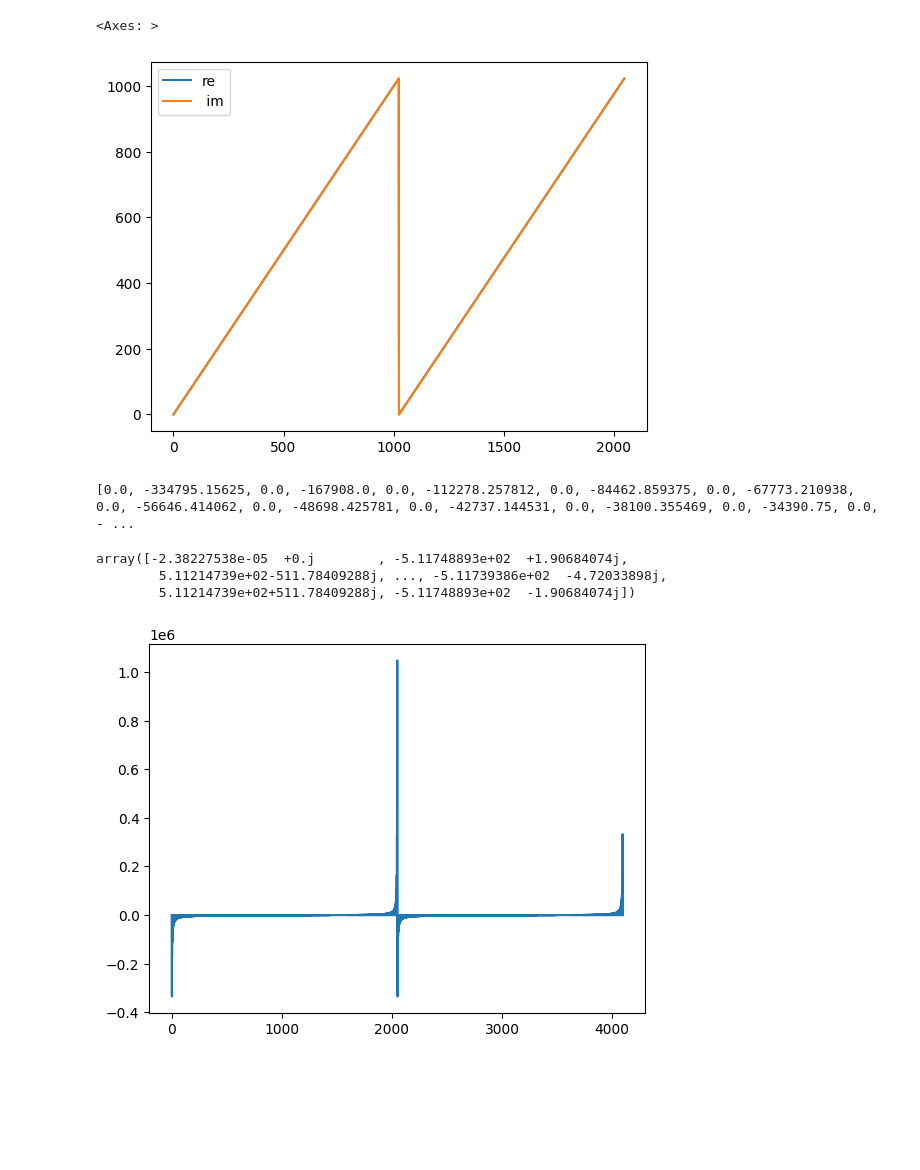
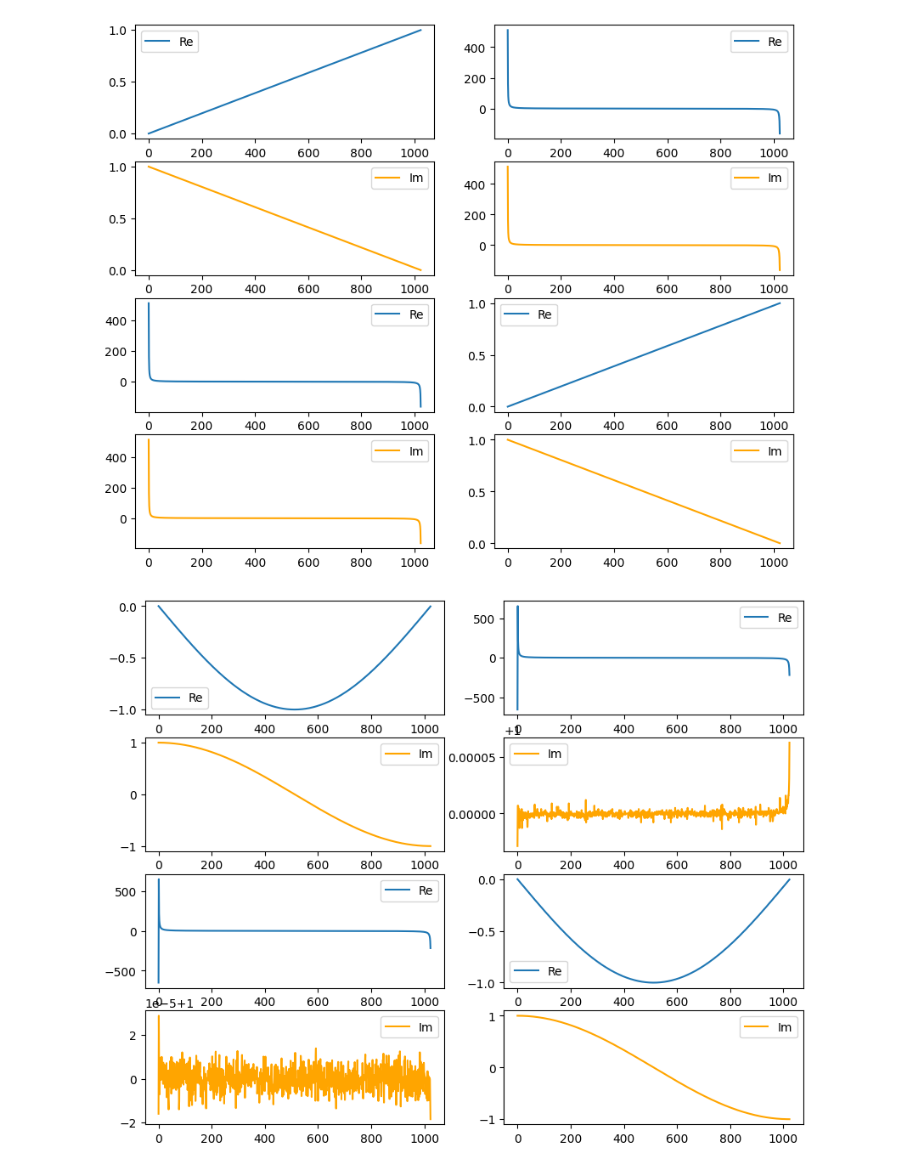
Before and after one commit to ficnawode/fft-in-place, a Jupyter notebook: plot.ipynb, the cells around one changed output. Saved outputs shown, nothing was run; the diff lists cells and outputs as text; code cells hidden in the pictures; blank space fills up the shorter version.

```diff
--- a/plot.ipynb
+++ b/plot.ipynb
@@ -21,25 +6,46 @@ df_x.plot()
-# %%
-
-df_original = pd.read_csv("x_original.csv")
-df_original.head()
-df_original.plot()
-# %% [output]
-<Axes: >
-[figure, removed]
-# %%
-
-buffer = df_x[" im"].tolist()
-buffer.reverse()
-buffer += df_x["re"].tolist()
-# .append(list(df_x["re"]))
-print(buffer)
-plt.plot([i for i in range(len(buffer))], buffer)
-plt.plot()
-res = fft.ifft(buffer)
-plt.plot([i for i in range(len(res))], res)
-# %% [output]
-[0.0, -334795.15625, 0.0, -167908.0, 0.0, -112278.257812, 0.0, -84462.859375, 0.0, -67773.210938, 0.0, -56646.414062, 0.0, -48698.425781, 0.0, -42737.144531, 0.0, -38100.355469, 0.0, -34390.75, 0.0, - ...
-array([-2.38227538e-05  +0.j        , -5.11748893e+02  +1.90684074j,
-        5.11214739e+02-511.78409288j, ..., -5.11739386e+02  -4.72033898j,
-        5.11214739e+02+511.78409288j, -5.11748893e+02  -1.90684074j])
-[figure, removed]
+# %%
+def indices(arr: list)->list:
+    return [i for i in range(len(arr))]
+
+def analyze_fft(name: str, save = False):
+    fft = pd.read_csv(name + '.csv')
+    wf = pd.read_csv(name + '_original.csv')
+
+    f, axs = plt.subplots(4, 2, figsize=(10,8))
+
+    axs[0,0].plot(indices(wf['re']), wf['re'], label='Re')
+    axs[0,0].legend()
+    axs[1,0].plot(indices(wf['im']), wf['im'], label='Im', color="orange")
+    axs[1,0].legend()
+
+    axs[0, 1].plot(indices(fft['re']), fft['re'], label='Re')
+    axs[0,1].legend()
+    axs[1, 1].plot(indices(fft['im']), fft['im'], label='Im', color="orange")
+    axs[1,1].legend()
+
+    np_fft = np.fft.fft(wf['re'] + 1j*wf['im'])
+    axs[2, 0].plot(indices(np_fft), [e.real for e in np_fft], label='Re')
+    axs[2,0].legend()
+    axs[3, 0].plot(indices(np_fft), [e.imag for e in np_fft], label='Im', color="orange")
+    axs[3,0].legend()
+
+    np_ifft = np.fft.ifft(fft['re'] + 1j*fft['im'])
+    axs[2,1].plot(indices(np_ifft), [e.real for e in np_ifft], label='Re')
+    axs[2,1].legend()
+    axs[3, 1].plot(indices(np_ifft), [e.imag for e in np_ifft], label='Im', color="orange")
+    axs[3,1].legend()
+
+    if save:
+        plt.savefig(name + ".jpg", dpi=350)
+
+    plt.show()
+# %%
+
+SAVE = TRUE
+analyze_fft("saw", SAVE)
+analyze_fft("sin", SAVE)
+analyze_fft("square", SAVE)
+analyze_fft("triangle", SAVE)
+# %% [output]
+[figure, added]
+[figure, added]
```
Also changed, not shown: parts of 2 cells of this notebook, 3 other files.
